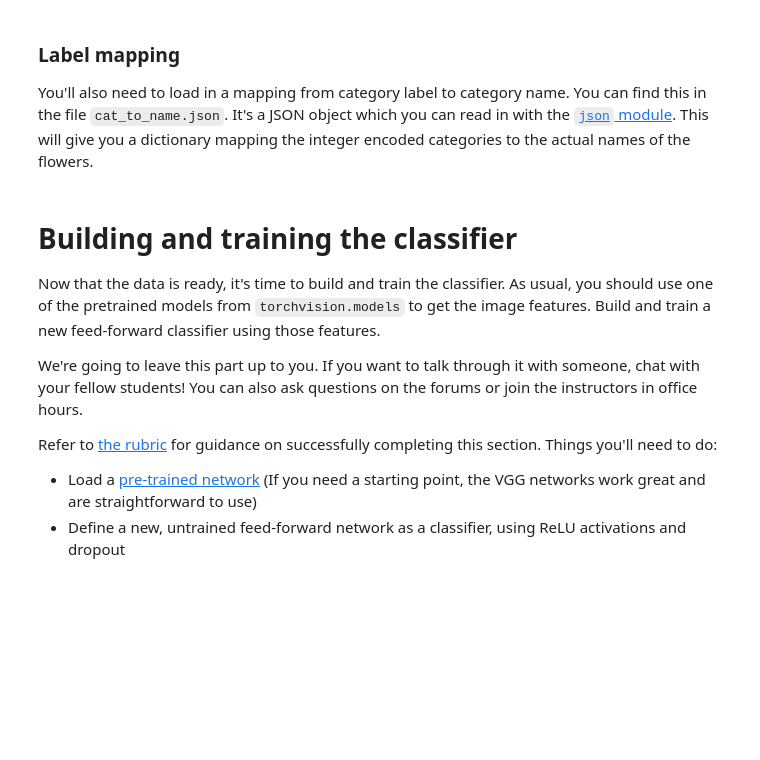
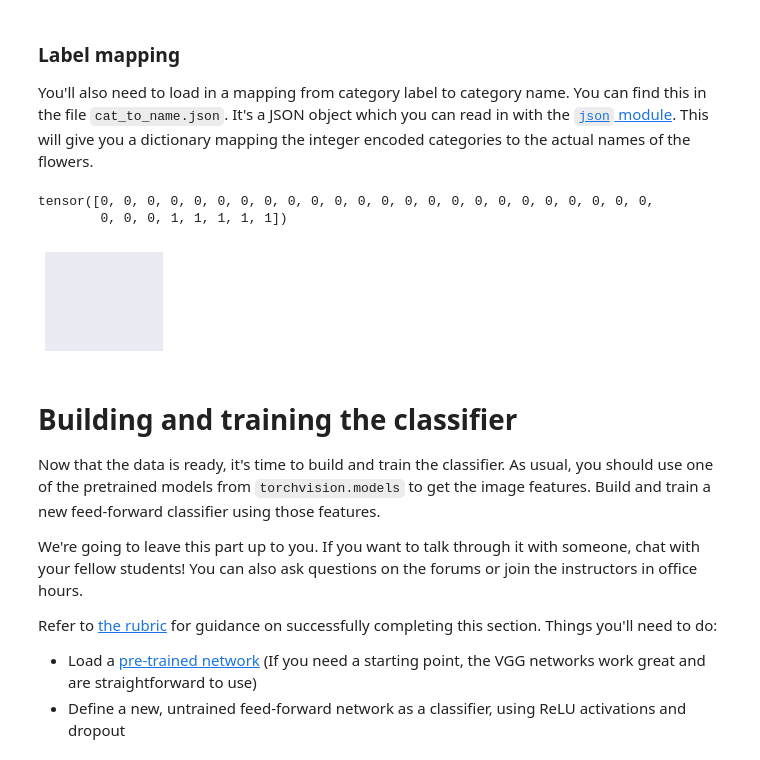
Before and after one commit to natashk/PyTorch_Challenge_Final_Project, a Jupyter notebook: Image Classifier Project.ipynb, the cells around one changed output. Drawn from its saved outputs; the diff is of its cells as text; code cells hidden in the pictures; blank space fills up the shorter version.

```diff
--- a/Image Classifier Project.ipynb
+++ b/Image Classifier Project.ipynb
@@ -121,0 +148,20 @@ with open('cat_to_name.json', 'r') as f:
+# %%
+# obtain one batch of training images
+dataiter = iter(trainloader)
+images, labels = dataiter.next()
+images = images.numpy() # convert images to numpy for display
+
+labels
+# %% [output]
+tensor([0, 0, 0, 0, 0, 0, 0, 0, 0, 0, 0, 0, 0, 0, 0, 0, 0, 0, 0, 0, 0, 0, 0, 0,
+        0, 0, 0, 1, 1, 1, 1, 1])
+# %%
+# plot the images in the batch, along with the corresponding labels
+fig = plt.figure(figsize=(25, 4))
+# display 20 images
+for idx in np.arange(1):
+    ax = fig.add_subplot(2, 20/2, idx+1, xticks=[], yticks=[])
+    #imshow(images[idx])
+    #ax.set_title(cat_to_name[labels[idx]])
+# %% [output]
+[figure, added]
```
Also changed, not shown: parts of 14 cells of this notebook.
